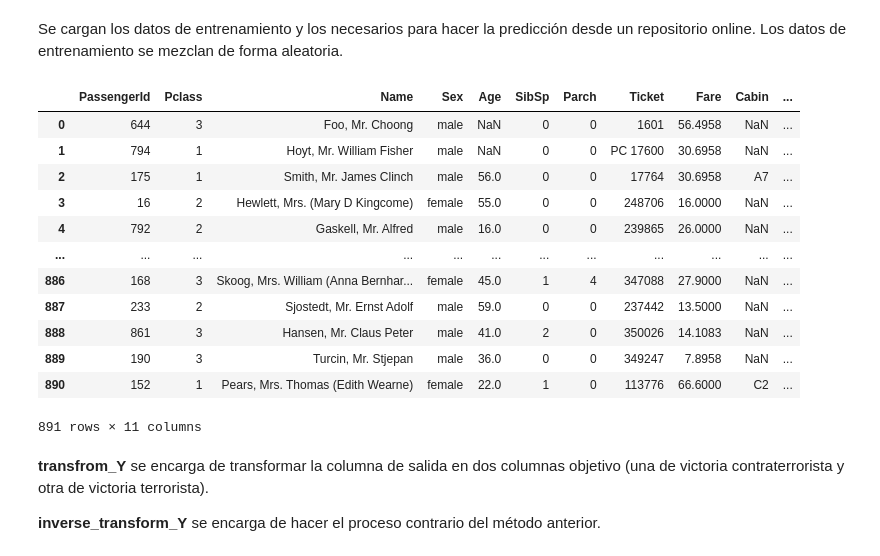
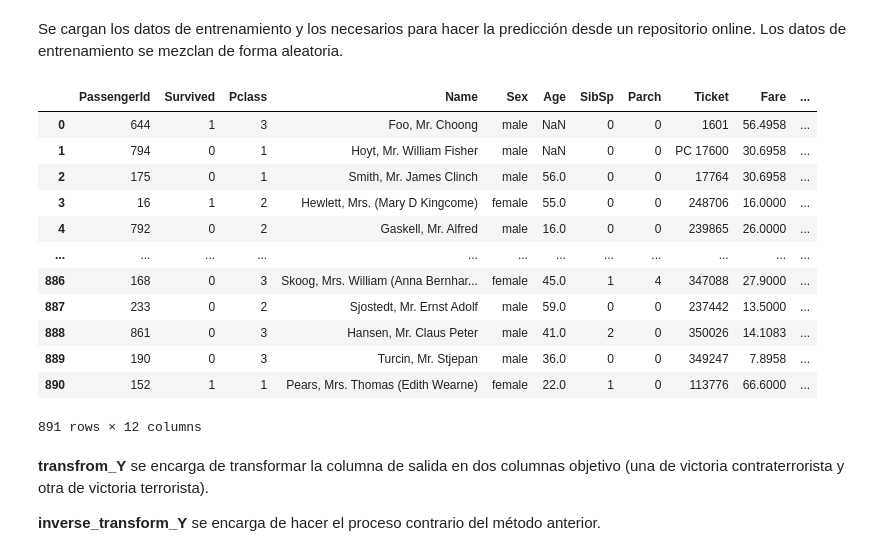
Before and after one commit to hugojigarcia/Kaggle-Titanic, a Jupyter notebook: Kaggle-Titanic.ipynb, the cells around one changed output. Drawn from its saved outputs; the diff is of its cells as text; code cells hidden in the pictures.

```diff
--- a/Kaggle-Titanic.ipynb
+++ b/Kaggle-Titanic.ipynb
@@ -64,27 +54,27 @@ Se cargan los datos de entrenamiento y los necesarios para hacer la predicción
 # %%
 data_test = pd.read_csv("https://huggingface.co/datasets/Tomate/Kaggle-Titanic/raw/main/test.csv", sep=",")
 
 data_train = pd.read_csv("https://huggingface.co/datasets/Tomate/Kaggle-Titanic/raw/main/train.csv", sep=",")
 data_train = data_train.sample(frac=1, random_state=random_seed).reset_index(drop=True)
 
 y = data_train['Survived']
-data_train.drop(columns='Survived', inplace=True)
+# data_train.drop(columns='Survived', inplace=True)
 
 data_train
 # %% [output]
-|  | PassengerId | Pclass | Name | Sex | Age | SibSp | Parch | Ticket | Fare | Cabin | ... |
-| 0 | 644 | 3 | Foo, Mr. Choong | male | NaN | 0 | 0 | 1601 | 56.4958 | NaN | ... |
-| 1 | 794 | 1 | Hoyt, Mr. William Fisher | male | NaN | 0 | 0 | PC 17600 | 30.6958 | NaN | ... |
-| 2 | 175 | 1 | Smith, Mr. James Clinch | male | 56.0 | 0 | 0 | 17764 | 30.6958 | A7 | ... |
-| 3 | 16 | 2 | Hewlett, Mrs. (Mary D Kingcome) | female | 55.0 | 0 | 0 | 248706 | 16.0000 | NaN | ... |
-| 4 | 792 | 2 | Gaskell, Mr. Alfred | male | 16.0 | 0 | 0 | 239865 | 26.0000 | NaN | ... |
+|  | PassengerId | Survived | Pclass | Name | Sex | Age | SibSp | Parch | Ticket | Fare | ... |
+| 0 | 644 | 1 | 3 | Foo, Mr. Choong | male | NaN | 0 | 0 | 1601 | 56.4958 | ... |
+| 1 | 794 | 0 | 1 | Hoyt, Mr. William Fisher | male | NaN | 0 | 0 | PC 17600 | 30.6958 | ... |
+| 2 | 175 | 0 | 1 | Smith, Mr. James Clinch | male | 56.0 | 0 | 0 | 17764 | 30.6958 | ... |
+| 3 | 16 | 1 | 2 | Hewlett, Mrs. (Mary D Kingcome) | female | 55.0 | 0 | 0 | 248706 | 16.0000 | ... |
+| 4 | 792 | 0 | 2 | Gaskell, Mr. Alfred | male | 16.0 | 0 | 0 | 239865 | 26.0000 | ... |
 | ... | ... | ... | ... | ... | ... | ... | ... | ... | ... | ... | ... |
-| 886 | 168 | 3 | Skoog, Mrs. William (Anna Bernhar... | female | 45.0 | 1 | 4 | 347088 | 27.9000 | NaN | ... |
-| 887 | 233 | 2 | Sjostedt, Mr. Ernst Adolf | male | 59.0 | 0 | 0 | 237442 | 13.5000 | NaN | ... |
-| 888 | 861 | 3 | Hansen, Mr. Claus Peter | male | 41.0 | 2 | 0 | 350026 | 14.1083 | NaN | ... |
-| 889 | 190 | 3 | Turcin, Mr. Stjepan | male | 36.0 | 0 | 0 | 349247 | 7.8958 | NaN | ... |
-| 890 | 152 | 1 | Pears, Mrs. Thomas (Edith Wearne) | female | 22.0 | 1 | 0 | 113776 | 66.6000 | C2 | ... |
+| 886 | 168 | 0 | 3 | Skoog, Mrs. William (Anna Bernhar... | female | 45.0 | 1 | 4 | 347088 | 27.9000 | ... |
+| 887 | 233 | 0 | 2 | Sjostedt, Mr. Ernst Adolf | male | 59.0 | 0 | 0 | 237442 | 13.5000 | ... |
+| 888 | 861 | 0 | 3 | Hansen, Mr. Claus Peter | male | 41.0 | 2 | 0 | 350026 | 14.1083 | ... |
+| 889 | 190 | 0 | 3 | Turcin, Mr. Stjepan | male | 36.0 | 0 | 0 | 349247 | 7.8958 | ... |
+| 890 | 152 | 1 | 1 | Pears, Mrs. Thomas (Edith Wearne) | female | 22.0 | 1 | 0 | 113776 | 66.6000 | ... |
-891 rows × 11 columns
+891 rows × 12 columns
 # %% [markdown]
 **transfrom_Y** se encarga de transformar la columna de salida en dos columnas objetivo (una de victoria contraterrorista y otra de victoria terrorista).
 
```
Also changed, not shown: parts of 7 cells of this notebook.
